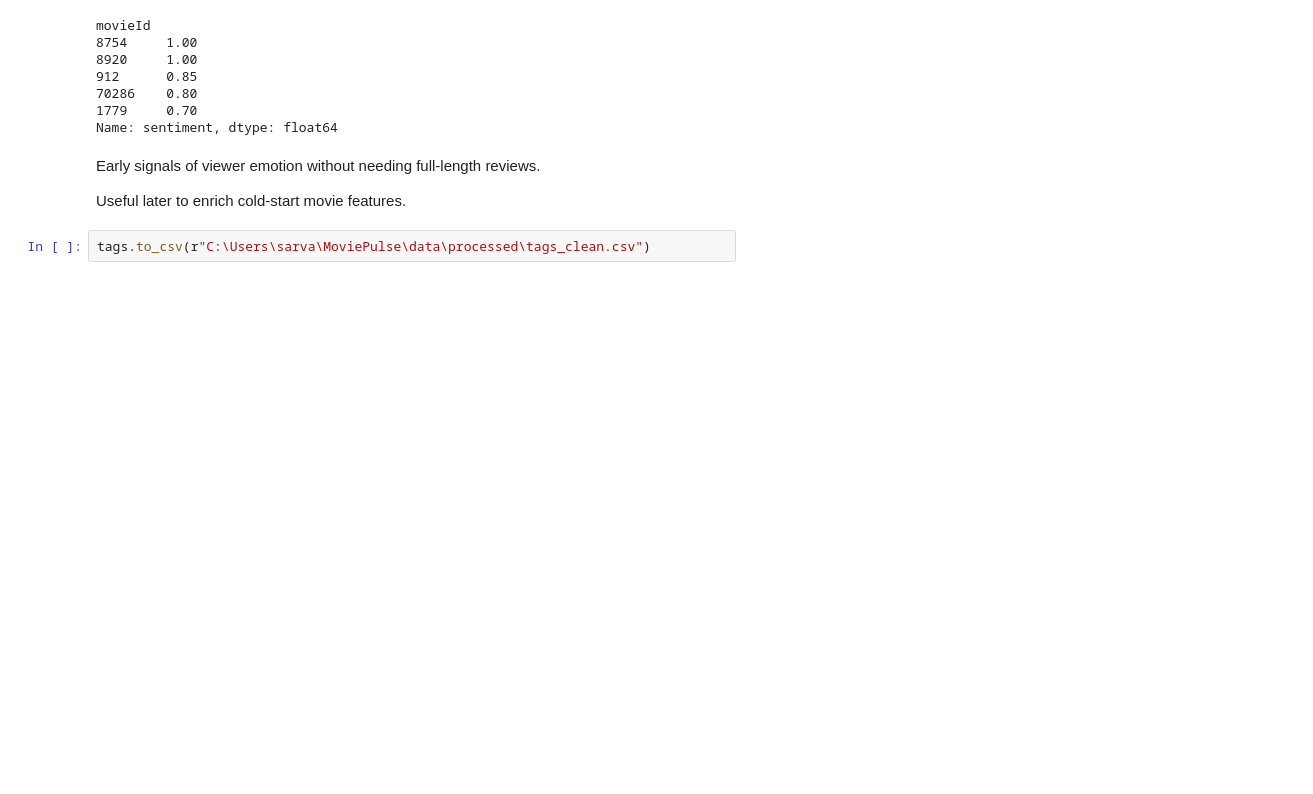
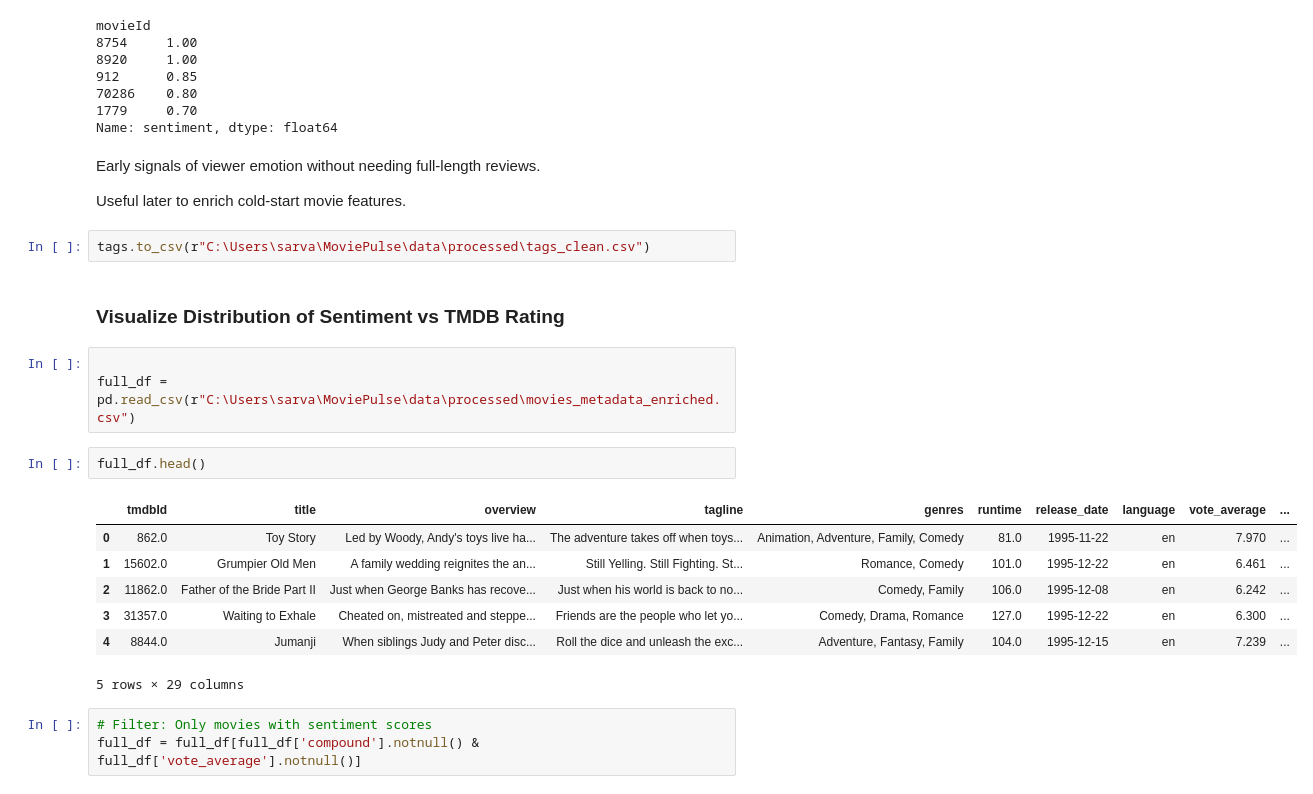
Before and after one commit to Sarvagya1212/FilmFusion, a Jupyter notebook: notebooks/EDA.ipynb, the cells around one changed output. Cells and saved outputs as stored; diff of their text form; blank space fills up the shorter version.

```diff
--- a/notebooks/EDA.ipynb
+++ b/notebooks/EDA.ipynb
@@ -764,3 +764,21 @@ Early signals of viewer emotion without needing full-length reviews.
 Useful later to enrich cold-start movie features.
 # %%
 tags.to_csv(r"C:\Users\sarva\MoviePulse\data\processed\tags_clean.csv")
+# %% [markdown]
+### Visualize Distribution of Sentiment vs TMDB Rating
+# %%
+
+full_df = pd.read_csv(r"C:\Users\sarva\MoviePulse\data\processed\movies_metadata_enriched.csv")
+# %%
+full_df.head()
+# %% [output]
+|  | tmdbId | title | overview | tagline | genres | runtime | release_date | language | vote_average | ... |
+| 0 | 862.0 | Toy Story | Led by Woody, Andy's toys live ha... | The adventure takes off when toys... | Animation, Adventure, Family, Comedy | 81.0 | 1995-11-22 | en | 7.970 | ... |
+| 1 | 15602.0 | Grumpier Old Men | A family wedding reignites the an... | Still Yelling. Still Fighting. St... | Romance, Comedy | 101.0 | 1995-12-22 | en | 6.461 | ... |
+| 2 | 11862.0 | Father of the Bride Part II | Just when George Banks has recove... | Just when his world is back to no... | Comedy, Family | 106.0 | 1995-12-08 | en | 6.242 | ... |
+| 3 | 31357.0 | Waiting to Exhale | Cheated on, mistreated and steppe... | Friends are the people who let yo... | Comedy, Drama, Romance | 127.0 | 1995-12-22 | en | 6.300 | ... |
+| 4 | 8844.0 | Jumanji | When siblings Judy and Peter disc... | Roll the dice and unleash the exc... | Adventure, Fantasy, Family | 104.0 | 1995-12-15 | en | 7.239 | ... |
+5 rows × 29 columns
+# %%
+# Filter: Only movies with sentiment scores
+full_df = full_df[full_df['compound'].notnull() & full_df['vote_average'].notnull()]
```
Also changed, not shown: parts of 9 cells of this notebook, 12 other files.
